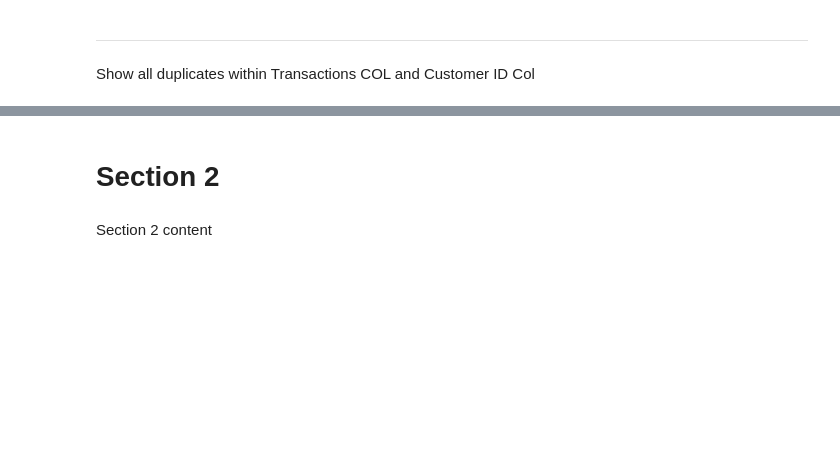
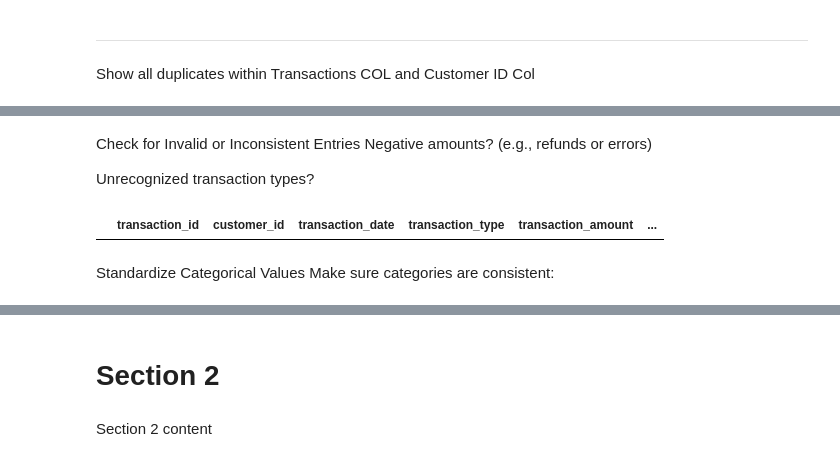
Before and after one commit to riazm13/2025_capstone_project, a Jupyter notebook: jupyter_notebooks/Notebook_Template.ipynb, the cells around one changed output, grey strips where cells are left out. Drawn from its saved outputs; the diff is of its cells as text; code cells hidden in the pictures; blank space fills up the shorter version.

```diff
--- a/jupyter_notebooks/Notebook_Template.ipynb
+++ b/jupyter_notebooks/Notebook_Template.ipynb
@@ -116,0 +236,13 @@ else:
+# %% [markdown]
+Check for Invalid or Inconsistent Entries
+Negative amounts? (e.g., refunds or errors)
+
+Unrecognized transaction types?
+# %%
+df['transaction_type'].value_counts()
+df[~df['customer_id'].str.startswith('CUST')]
+# %% [output]
+|  | transaction_id | customer_id | transaction_date | transaction_type | transaction_amount | ... |
+# %% [markdown]
+Standardize Categorical Values
+Make sure categories are consistent:
```
Also changed, not shown: parts of 28 cells of this notebook.
